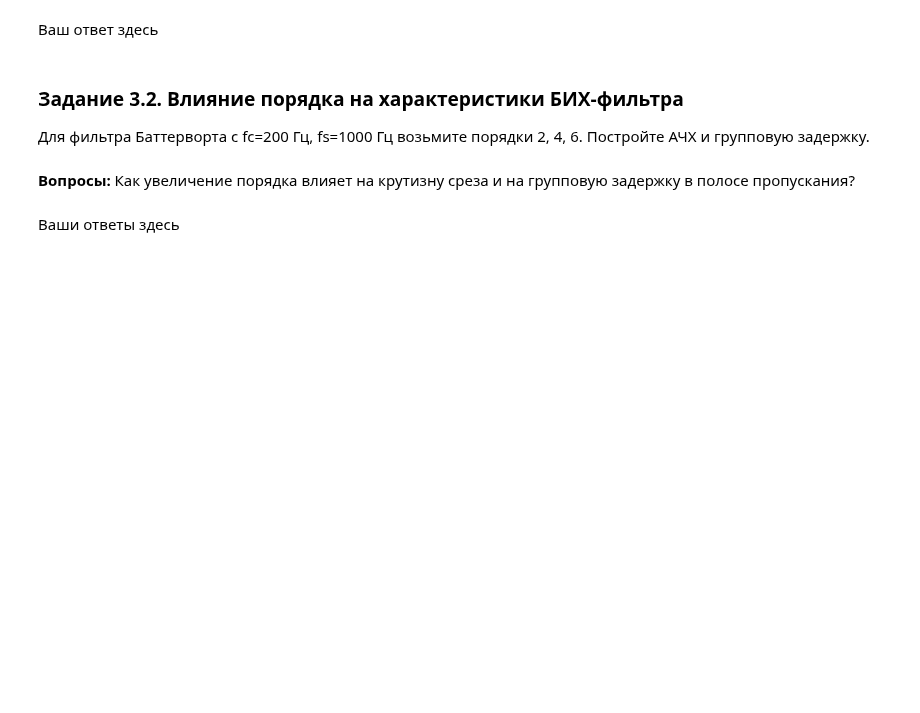
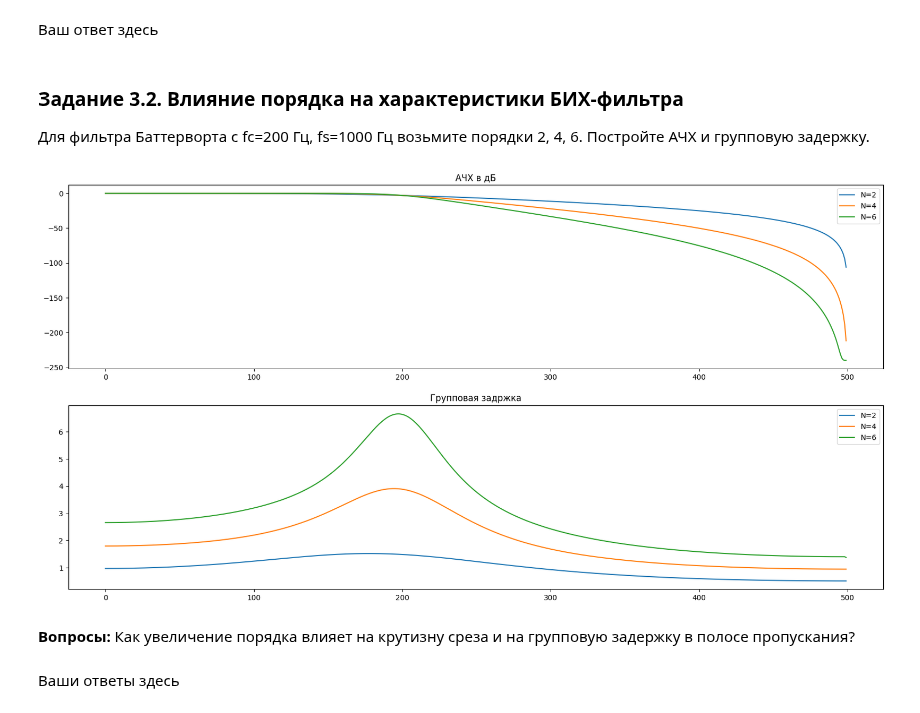
Before and after one commit to Korobokkk/YADRO-2026_dsp-seminars, a Jupyter notebook: seminars/6.ipynb, the cells around one changed output. Cells and saved outputs as stored; diff of their text form; code cells hidden in the pictures; blank space fills up the shorter version.

```diff
--- a/seminars/6.ipynb
+++ b/seminars/6.ipynb
@@ -365,3 +375,28 @@ plt.show()
+# %%
+Wn = 200
+N_arr = [2, 4, 6]
+
+plt.figure(figsize=(20,10))
+plt.subplot(2,1,1)
+plt.title('АЧХ в дБ')
+plt.subplot(2,1,2)
+plt.title('Групповая задржка')
+
+for N in N_arr:
+  butterwort = scipy.signal.butter(N, Wn, btype ='low', output='ba', fs=1000)
+  w1, H1 = scipy.signal.freqz(*butterwort, worN=512, fs=1000)
+  mag_db1 = 20 * np.log10(np.abs(H1) + 1e-12)
+
+  wg1, gd1 = scipy.signal.group_delay(butterwort, fs=1000)
+
+  plt.subplot(2,1,1)
+  plt.plot(w1, mag_db1, label=f'N={N}')
+  plt.legend()
+  plt.subplot(2,1,2)
+  plt.plot(wg1, gd1, label=f'N={N}')
+  plt.legend()
+# %% [output]
+[figure, added]
 # %% [markdown]
 **Вопросы:** Как увеличение порядка влияет на крутизну среза и на групповую задержку в полосе пропускания?
 # %% [markdown]
```
Also changed, not shown: parts of 5 cells of this notebook.
